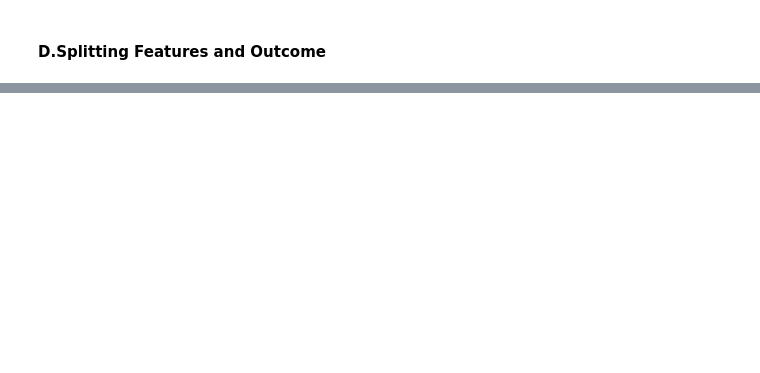
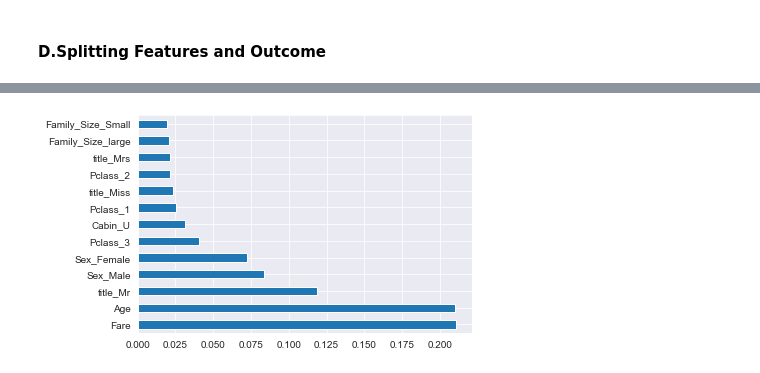
Before and after one commit to rjt92/ML_Notebooks, a Jupyter notebook: Titanic.ipynb, the cells around one changed output, grey strips where cells are left out. Cells and saved outputs as stored; diff of their text form; code cells hidden in the pictures; blank space fills up the shorter version.

```diff
--- a/Titanic.ipynb
+++ b/Titanic.ipynb
@@ -560,0 +596,9 @@ X_train.head(5)
+# %%
+# setting PassengerId as index
+Xtr_total = train_df.set_index('PassengerId')
+Xts_total = test_df.set_index('PassengerId')
+# %%
+# Extracting X and y
+X_train = Xtr_total.drop('Survived',axis=1)
+y_train = Xtr_total['Survived']
+X_test = Xts_total
@@ -583,0 +613,3 @@ Index(['PassengerId', 'Pclass', 'Age', 'Fare', 'Sex_female', 'Sex_male',
+# %%
+model = ExtraTreesClassifier()
+model.fit(X_train,y_train)
@@ -583,0 +625,6 @@ Index(['PassengerId', 'Pclass', 'Age', 'Fare', 'Sex_female', 'Sex_male',
+# %%
+feat_importances = pd.Series(model.feature_importances_,index=X_train.columns)
+feat_importances.nlargest(13).plot(kind='barh')
+plt.show()
+# %% [output]
+[figure, added]
```
Also changed, not shown: parts of 47 cells of this notebook.
